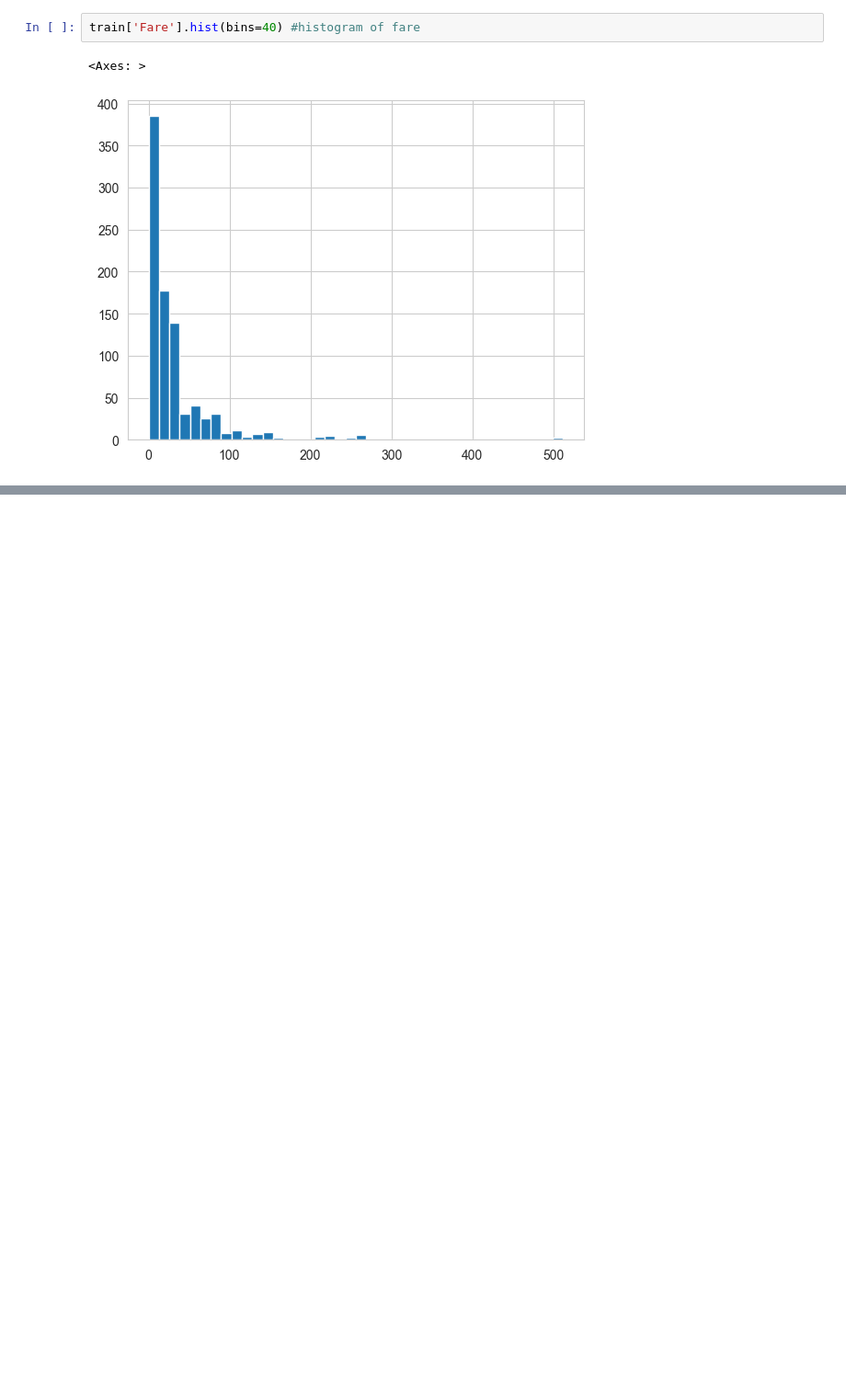
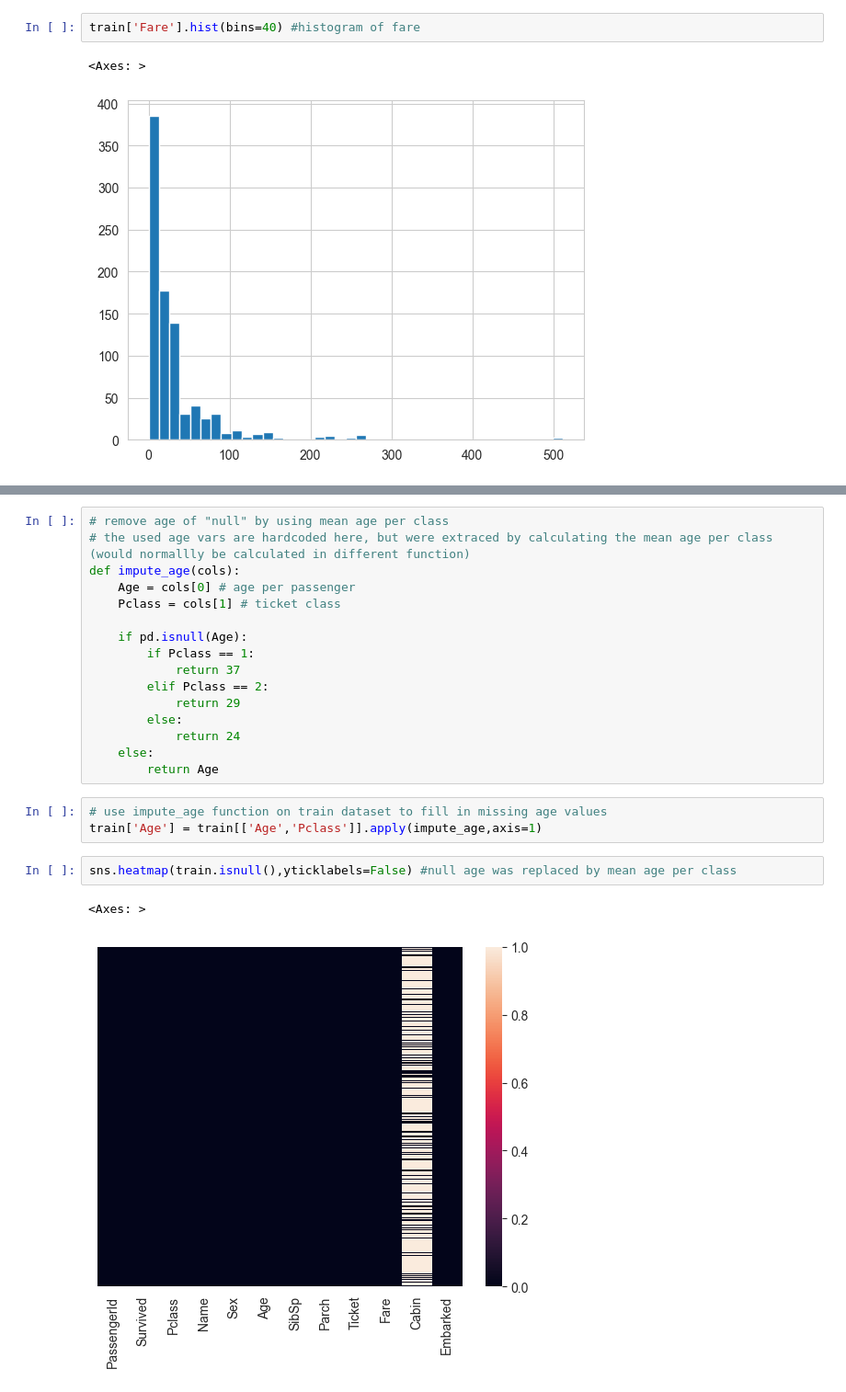
Before and after one commit to zumpious/learning_ml, a Jupyter notebook: algorithms/logistic_regression/logistic_regression.ipynb, the cells around one changed output, grey strips where cells are left out. Shown at 92% size. Cells and saved outputs as stored; diff of their text form; blank space fills up the shorter version.

```diff
--- a/algorithms/logistic_regression/logistic_regression.ipynb
+++ b/algorithms/logistic_regression/logistic_regression.ipynb
@@ -100,0 +127,24 @@ train['Fare'].hist(bins=40) #histogram of fare
+# %%
+# remove age of "null" by using mean age per class
+# the used age vars are hardcoded here, but were extraced by calculating the mean age per class (would normallly be calculated in different function)
+def impute_age(cols):
+    Age = cols[0] # age per passenger
+    Pclass = cols[1] # ticket class
+
+    if pd.isnull(Age):
+        if Pclass == 1:
+            return 37
+        elif Pclass == 2:
+            return 29
+        else:
+            return 24
+    else:
+        return Age
+# %%
+# use impute_age function on train dataset to fill in missing age values
+train['Age'] = train[['Age','Pclass']].apply(impute_age,axis=1)
+# %%
+sns.heatmap(train.isnull(),yticklabels=False) #null age was replaced by mean age per class
+# %% [output]
+<Axes: >
+[figure, added]
```
Also changed, not shown: parts of 31 cells of this notebook.
